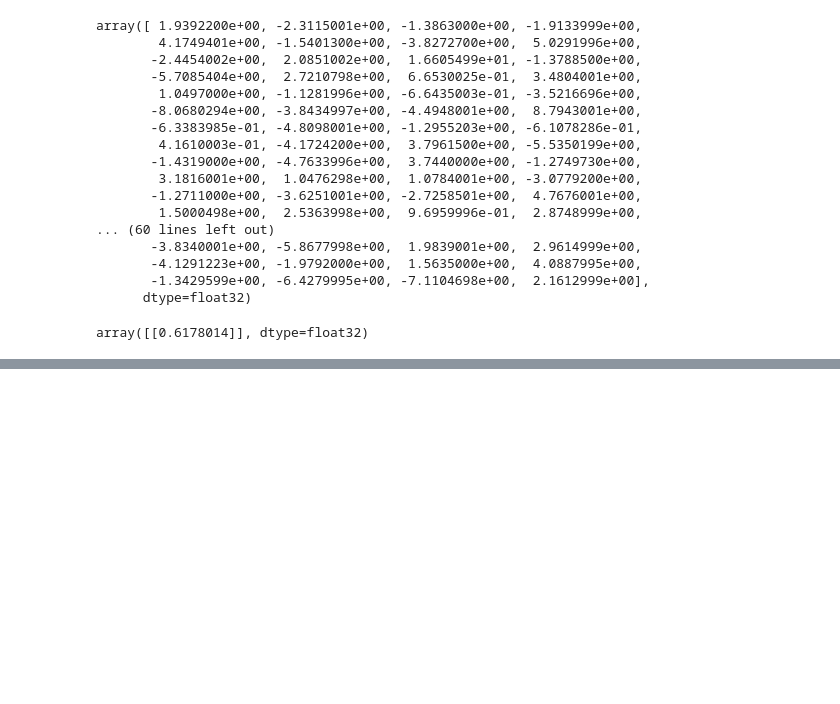
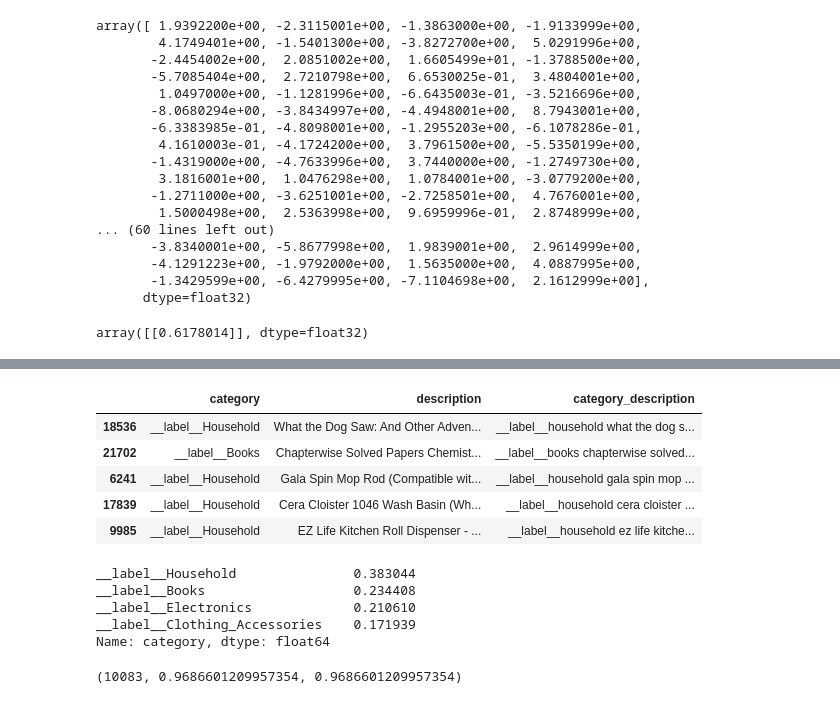
Before and after one commit to kellianneyang/natural-language-processing-practice, a Jupyter notebook: nlp-tutorial-by-codebasics/word_embedding_techniques.ipynb, the cells around one changed output, grey strips where cells are left out. Saved outputs shown, nothing was run; the diff lists cells and outputs as text; code cells hidden in the pictures; blank space fills up the shorter version.

```diff
--- a/nlp-tutorial-by-codebasics/word_embedding_techniques.ipynb
+++ b/nlp-tutorial-by-codebasics/word_embedding_techniques.ipynb
@@ -771,0 +957,17 @@ print(classification_report(y_test, y_pred))
+# %%
+test.head()
+# %% [output]
+|  | category | description | category_description |
+| 18536 | __label__Household | What the Dog Saw: And Other Adven... | __label__household what the dog s... |
+| 21702 | __label__Books | Chapterwise Solved Papers Chemist... | __label__books chapterwise solved... |
+| 6241 | __label__Household | Gala Spin Mop Rod (Compatible wit... | __label__household gala spin mop ... |
+| 17839 | __label__Household | Cera Cloister 1046 Wash Basin (Wh... | __label__household cera cloister ... |
+| 9985 | __label__Household | EZ Life Kitchen Roll Dispenser - ... | __label__household ez life kitche... |
+# %%
+test.category.value_counts(normalize = True)
+# %% [output]
+__label__Household               0.383044
+__label__Books                   0.234408
+__label__Electronics             0.210610
+__label__Clothing_Accessories    0.171939
+Name: category, dtype: float64
@@ -771,0 +985,13 @@ print(classification_report(y_test, y_pred))
+# %%
+import fasttext
+
+# supervised method is used to do text classification
+# unsupervised technique from previous tutorial is used to generate word embeddings
+
+# the supervised model will first get trained on your data to generate word
+# embeddings, then will use those word embeddings for classification
+
+model = fasttext.train_supervised(input = 'ecommerce_train')
+model.test("ecommerce_test")
+# %% [output]
+(10083, 0.9686601209957354, 0.9686601209957354)
```
Also changed, not shown: parts of 136 cells of this notebook, 7 other files.
